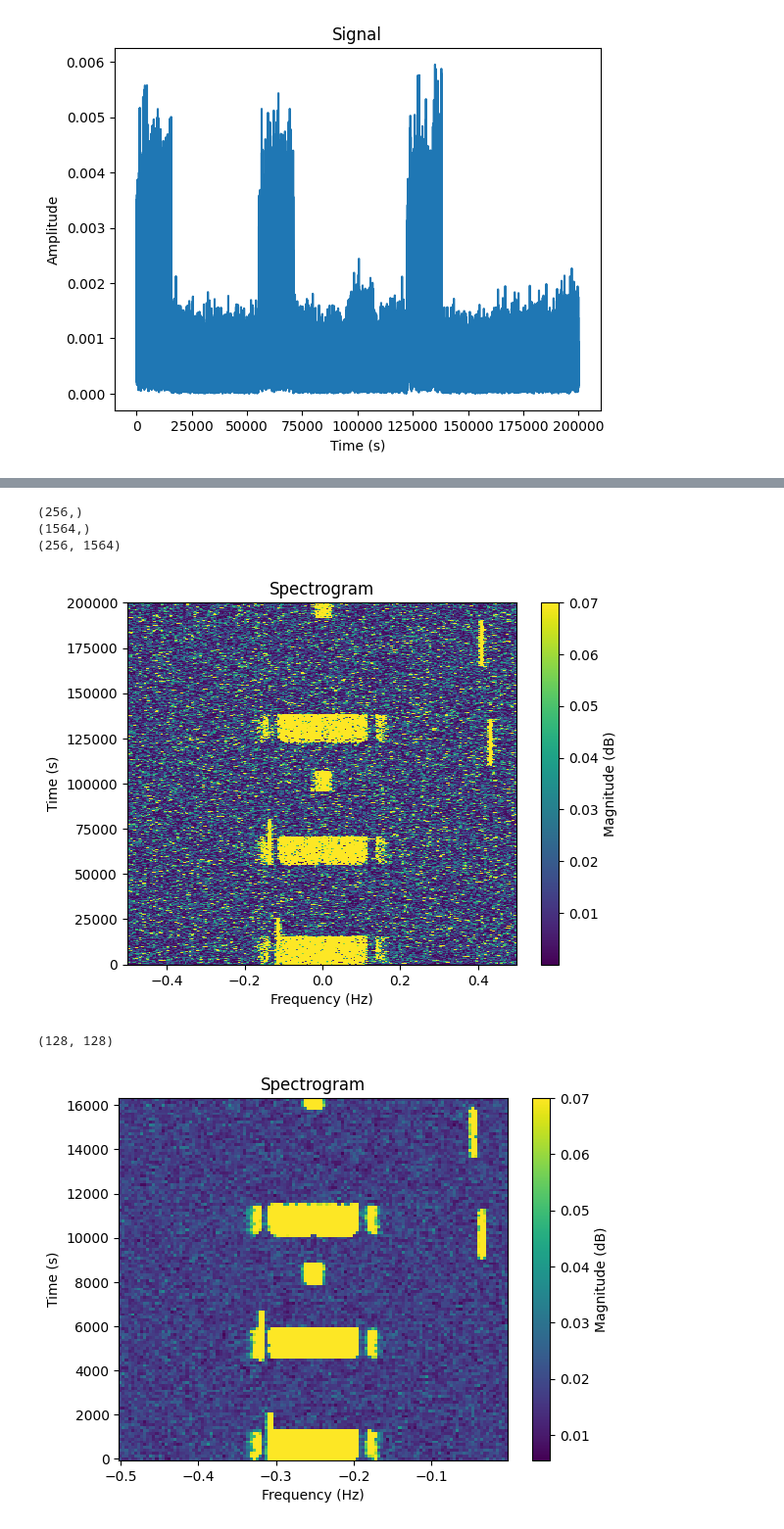
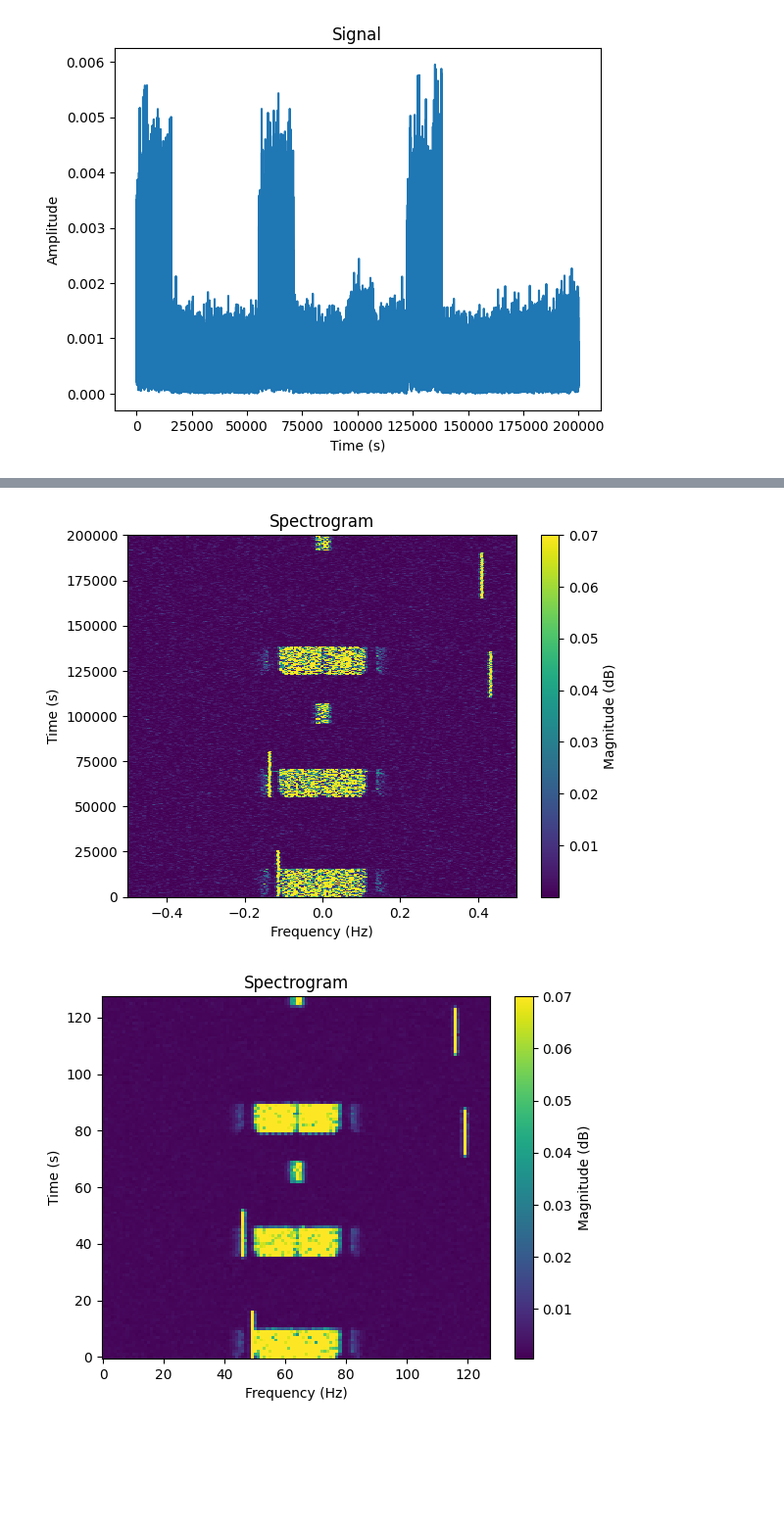
Before and after one commit to sds100/TinyMLSpectrumSensing, a Jupyter notebook: spectrum-painting.ipynb, the cells around one changed output, grey strips where cells are left out. Shown at 98% size. Cells and saved outputs as stored; diff of their text form; code cells hidden in the pictures; blank space fills up the shorter version.

```diff
--- a/spectrum-painting.ipynb
+++ b/spectrum-painting.ipynb
@@ -44,43 +56,46 @@ plt.show()
 # %%
-f = np.sort(f)
-
-print(f.shape)
-print(t.shape)
-print(Sxx_abs.shape)
-
-l = len(Sxx_abs)
-Sxx_abs = np.concatenate((Sxx_abs[l // 2:], Sxx_abs[:l // 2]))
+# To plot with 'nearest' shading the data must be monotonically
+# increasing/decreasing in value. For some reason our spectrogram
+# has the negative frequencies in the *last* half of the data so here
+# it is moved to the front
+f = np.concatenate((f[len(f) // 2:], f[:len(f) // 2]))
+Sxx_abs = np.concatenate((Sxx_abs[len(Sxx_abs) // 2:], Sxx_abs[:len(Sxx_abs) // 2]))
 
 # Plot spectrogram
 # Pass frequencies and time values for the X, Y values for the color mesh.
 plt.pcolormesh(f, t, np.clip(Sxx_abs, 0, 0.07).T, shading="nearest")
-plt.xlabel('Frequency (Hz)')
-plt.ylabel('Time (s)')
-plt.title('Spectrogram')
-plt.colorbar(label='Magnitude (dB)')
+plt.xlabel("Frequency (Hz)")
+plt.ylabel("Time (s)")
+plt.title("Spectrogram")
+plt.colorbar(label="Magnitude (dB)")
 plt.show()
 # %% [output]
-(256,)
-(1564,)
-(256, 1564)
-[figure, old version]
+[figure, new version]
 # %%
-# This the target resolution for one side of the image in number of pixels
+def downsample(spectrogram, resolution: int):
+    """
+    Downsample a spectrogram to a target N x N resolution.
+
+    :param spectrogram: A 2D array of a spectrogram.
+    :arg resolution: The target height/width of the image in pixels.
+    :return: The downsampled spectrogram.
+    """
+    time_factor = len(t) // resolution
+    freq_factor = len(f) // resolution
+    downsampled_spectrogram = downscale_local_mean(spectrogram, (freq_factor, time_factor))[:resolution, :resolution]
+
+    assert downsampled_spectrogram.shape == (resolution, resolution)
+    return downsampled_spectrogram
+
+
 target_resolution = 128
-time_factor = len(t) // target_resolution
-freq_factor = len(f) // target_resolution
-downsampled = downscale_local_mean(Sxx_abs, (freq_factor, time_factor))[:target_resolution, :target_resolution]
-
-print(downsampled.shape)
-assert downsampled.shape == (target_resolution, target_resolution)
-
-plt.pcolormesh(f[:target_resolution], t[:target_resolution], np.clip(downsampled, 0, 0.07).T, shading="nearest")
-plt.xlabel('Frequency (Hz)')
-plt.ylabel('Time (s)')
-plt.title('Spectrogram')
-plt.colorbar(label='Magnitude (dB)')
+downsampled = downsample(Sxx_abs, target_resolution)
+plt.pcolormesh(np.arange(target_resolution), np.arange(target_resolution), np.clip(downsampled, 0, 0.07).T, shading="nearest")
+plt.xlabel("Frequency (Hz)")
+plt.ylabel("Time (s)")
+plt.title("Spectrogram")
+plt.colorbar(label="Magnitude (dB)")
 plt.show()
 # %% [output]
-(128, 128)
-[figure, old version]
+[figure, new version]
 # %%
```
Also changed, not shown: parts of 4 cells of this notebook.
